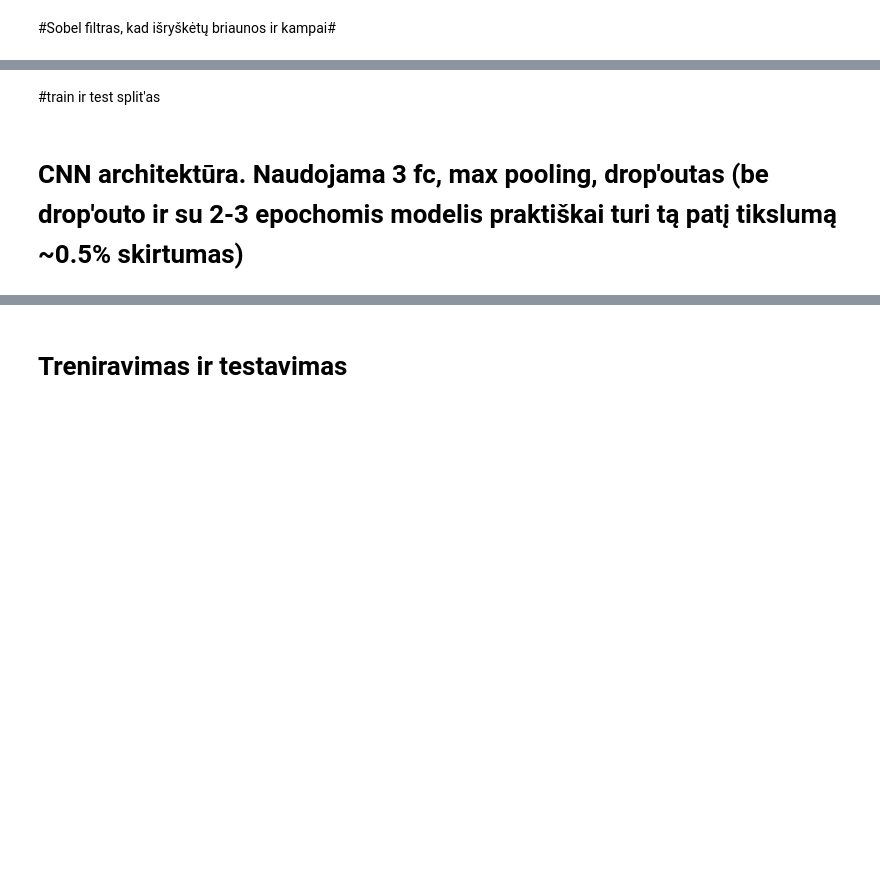
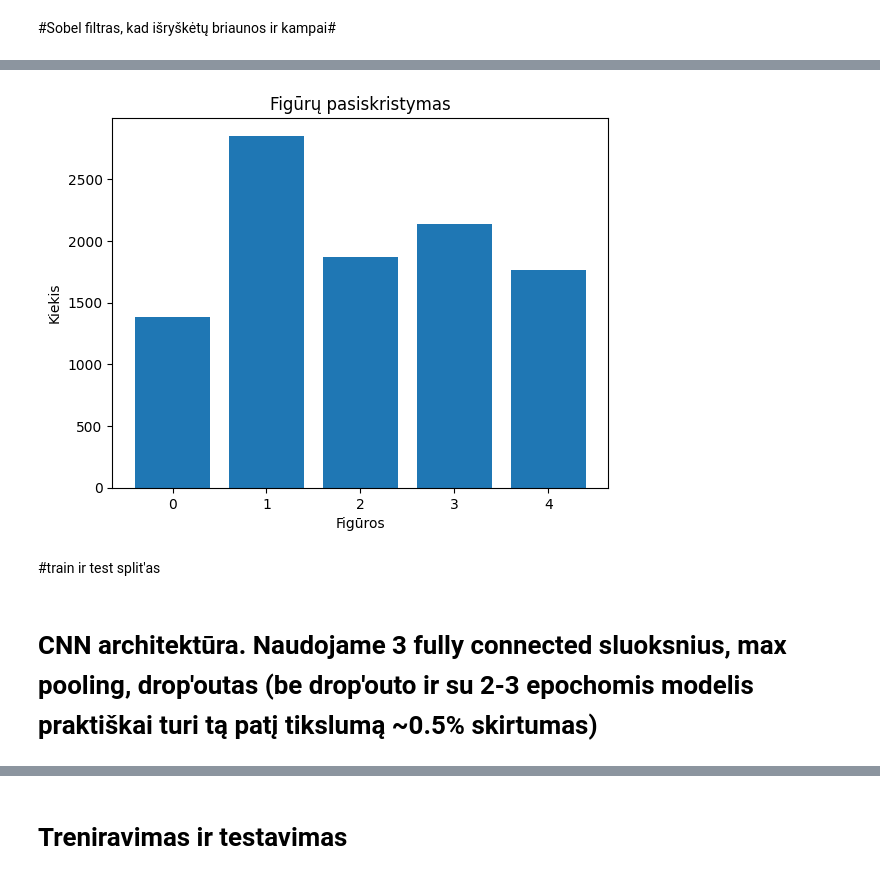
Before and after one commit to AurimasSl/flatland, a Jupyter notebook: cnn_kodas.ipynb, the cells around one changed output, grey strips where cells are left out. Cells and saved outputs as stored; diff of their text form; code cells hidden in the pictures; blank space fills up the shorter version.

```diff
--- a/cnn_kodas.ipynb
+++ b/cnn_kodas.ipynb
@@ -56,0 +64,11 @@ X_eval = apply_sobel(X_eval)
+# %%
+#figūrų pasiskirtymas
+unique_labels, counts = np.unique(y.cpu().numpy(), return_counts=True)
+
+plt.bar(unique_labels, counts)
+plt.xlabel("Figūros")
+plt.ylabel("Kiekis")
+plt.title("Figūrų pasiskristymas")
+plt.show()
+# %% [output]
+[figure, added]
@@ -73,7 +105,7 @@ test_dataset = TensorDataset(X_test, y_test)
 train_loader = DataLoader(train_dataset_, batch_size=128, shuffle=True) #batchsize=128
 test_loader = DataLoader(test_dataset, batch_size=128, shuffle=False)
 # %% [markdown]
-# CNN architektūra. Naudojama 3 fc, max pooling, drop'outas (be drop'outo ir su 2-3 epochomis modelis praktiškai turi tą patį tikslumą ~0.5% skirtumas)
+# CNN architektūra. Naudojame 3 fully connected sluoksnius, max pooling, drop'outas (be drop'outo ir su 2-3 epochomis modelis praktiškai turi tą patį tikslumą ~0.5% skirtumas)
 # %%
 class CNNModel(nn.Module):
     def __init__(self):
```
Also changed, not shown: parts of 12 cells of this notebook, 1 other file.
